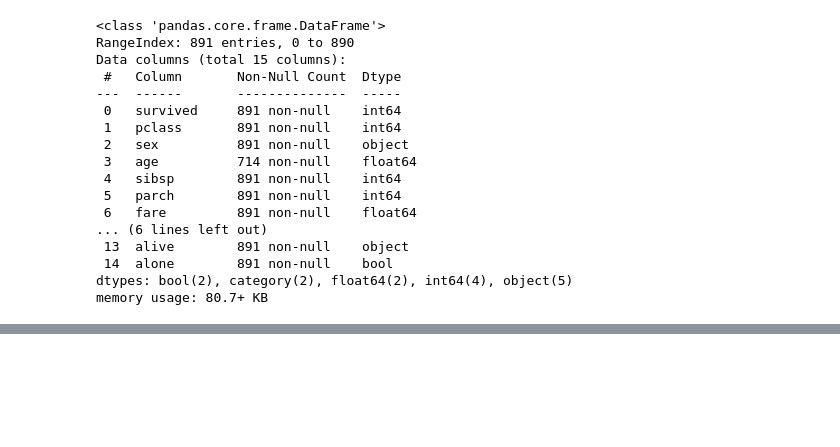
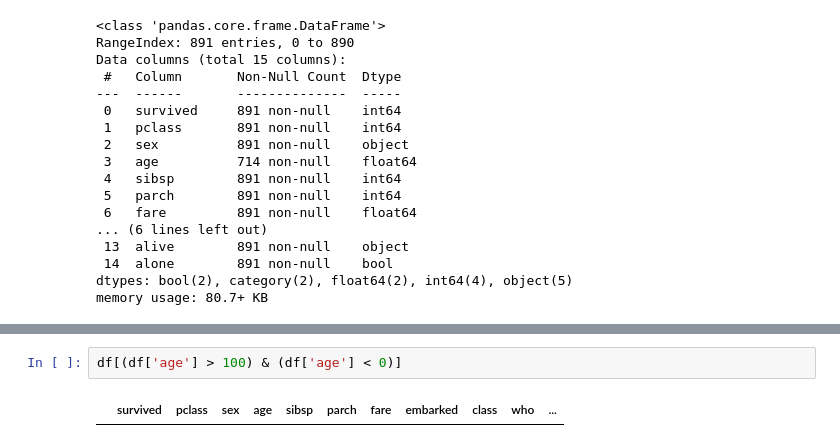
Before and after one commit to mdmostafizurrahman6351/Data_science, a Jupyter notebook: Data_analysis/EDA/Titanic_Data_EDA-01.ipynb, the cells around one changed output, grey strips where cells are left out. Drawn from its saved outputs; the diff is of its cells as text; blank space fills up the shorter version.

```diff
--- a/Data_analysis/EDA/Titanic_Data_EDA-01.ipynb
+++ b/Data_analysis/EDA/Titanic_Data_EDA-01.ipynb
@@ -44,0 +216,4 @@ memory usage: 80.7+ KB
+# %%
+df[(df['age'] > 100) & (df['age'] < 0)]
+# %% [output]
+|  | survived | pclass | sex | age | sibsp | parch | fare | embarked | class | who | ... |
```
Also changed, not shown: parts of 22 cells of this notebook.
